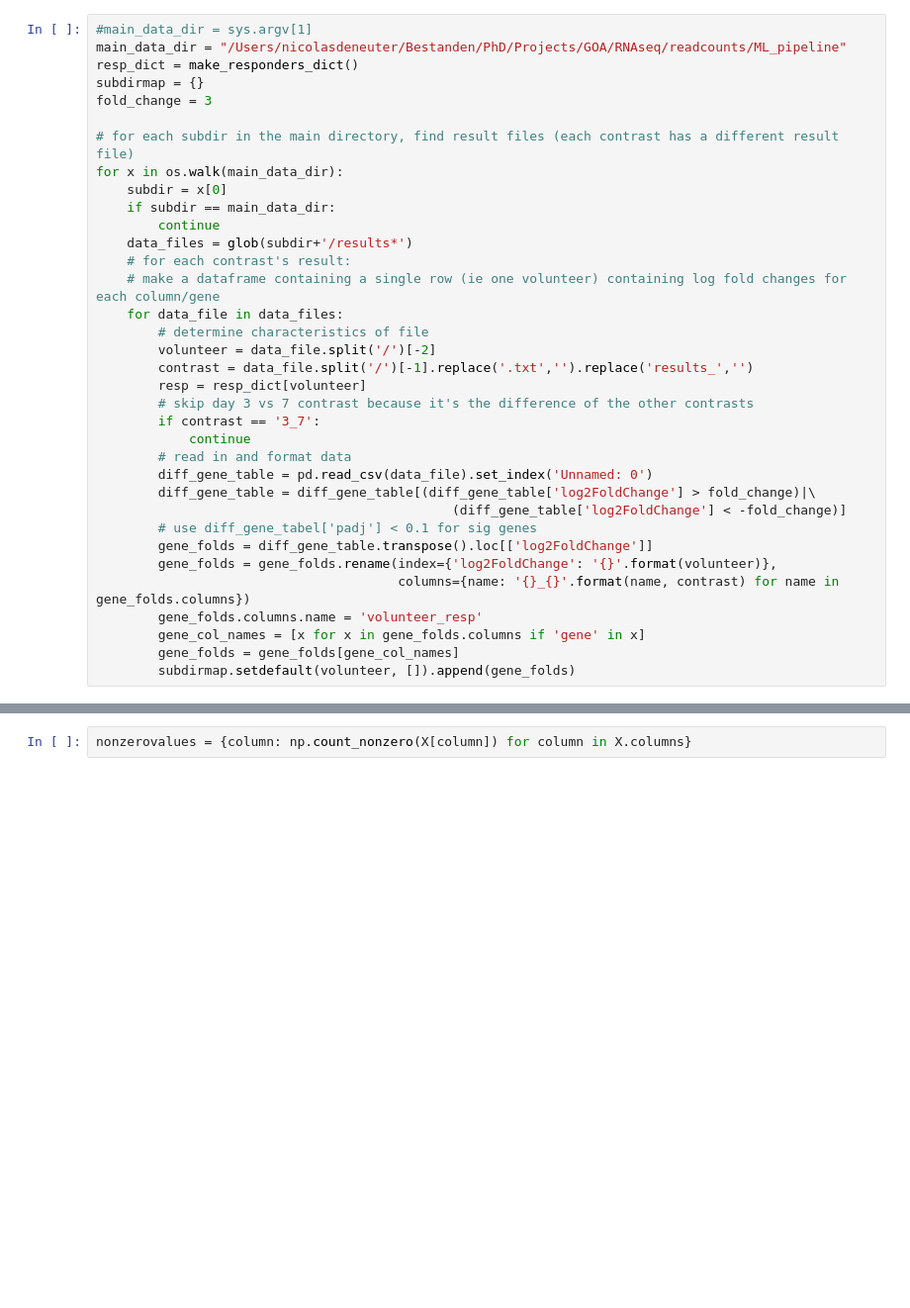
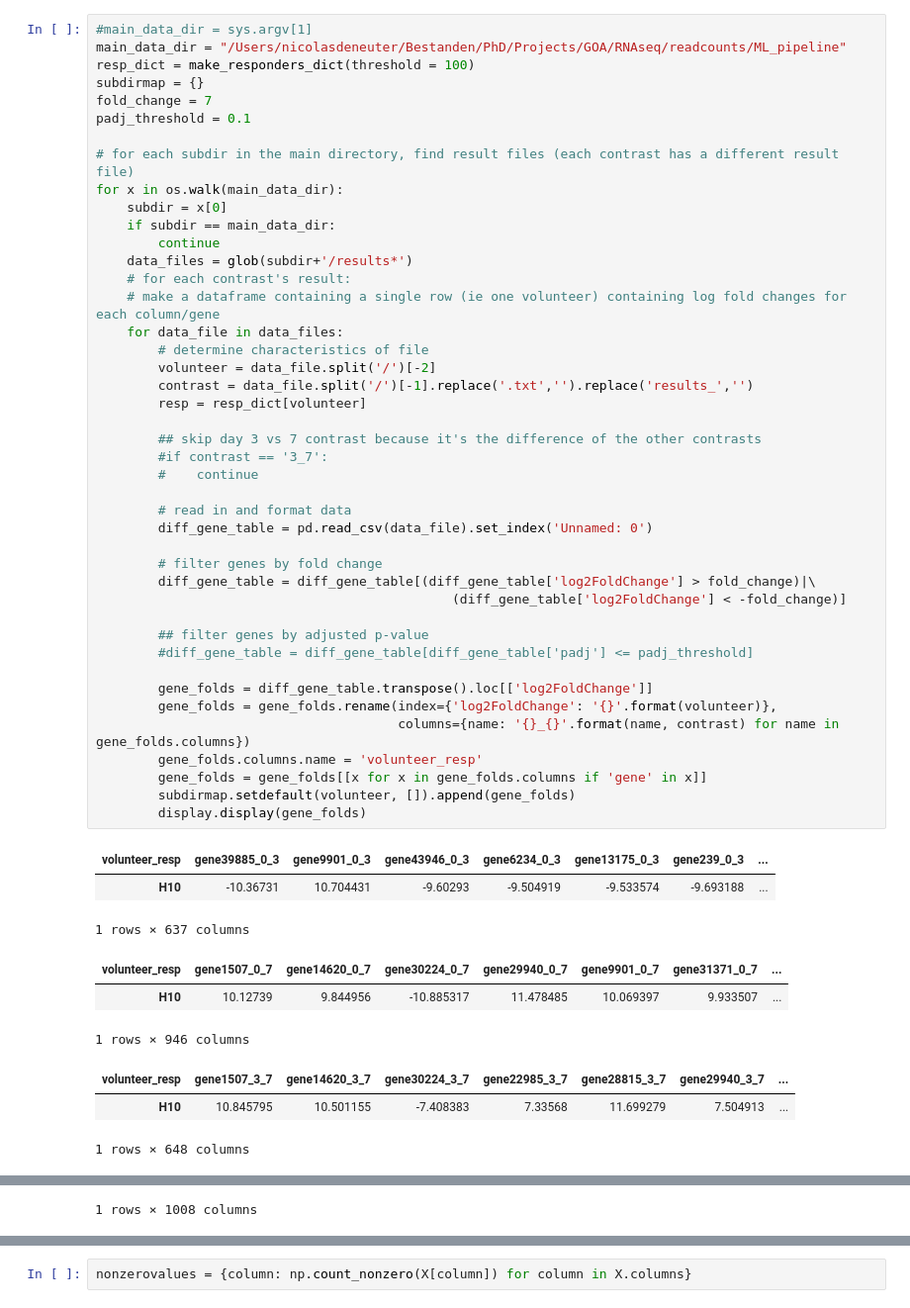
Before and after one commit to NDeNeuter/hepb_genexp, a Jupyter notebook: RNAseq_ML.ipynb, the cells around one changed output, grey strips where cells are left out. Shown at 99% size. Saved outputs shown, nothing was run; the diff lists cells and outputs as text; blank space fills up the shorter version.

```diff
--- a/RNAseq_ML.ipynb
+++ b/RNAseq_ML.ipynb
@@ -15,35 +16,53 @@ from sklearn.ensemble import RandomForestClassifier
 # %%
 #main_data_dir = sys.argv[1]
 main_data_dir = "/Users/nicolasdeneuter/Bestanden/PhD/Projects/GOA/RNAseq/readcounts/ML_pipeline"
-resp_dict = make_responders_dict()
+resp_dict = make_responders_dict(threshold = 100)
 subdirmap = {}
-fold_change = 3
+fold_change = 7
+padj_threshold = 0.1
 
 # for each subdir in the main directory, find result files (each contrast has a different result file)
 for x in os.walk(main_data_dir):
     subdir = x[0]
     if subdir == main_data_dir:
         continue
     data_files = glob(subdir+'/results*')
     # for each contrast's result:
     # make a dataframe containing a single row (ie one volunteer) containing log fold changes for each column/gene
     for data_file in data_files:
         # determine characteristics of file
         volunteer = data_file.split('/')[-2]
         contrast = data_file.split('/')[-1].replace('.txt','').replace('results_','')
         resp = resp_dict[volunteer]
-        # skip day 3 vs 7 contrast because it's the difference of the other contrasts
-        if contrast == '3_7':
-            continue
+
+        ## skip day 3 vs 7 contrast because it's the difference of the other contrasts
+        #if contrast == '3_7':
+        #    continue
+
         # read in and format data
         diff_gene_table = pd.read_csv(data_file).set_index('Unnamed: 0')
+
+        # filter genes by fold change
         diff_gene_table = diff_gene_table[(diff_gene_table['log2FoldChange'] > fold_change)|\
                                               (diff_gene_table['log2FoldChange'] < -fold_change)]
-        # use diff_gene_tabel['padj'] < 0.1 for sig genes
+
+        ## filter genes by adjusted p-value
+        #diff_gene_table = diff_gene_table[diff_gene_table['padj'] <= padj_threshold]
+
         gene_folds = diff_gene_table.transpose().loc[['log2FoldChange']]
         gene_folds = gene_folds.rename(index={'log2FoldChange': '{}'.format(volunteer)},
                                        columns={name: '{}_{}'.format(name, contrast) for name in gene_folds.columns})
         gene_folds.columns.name = 'volunteer_resp'
-        gene_col_names = [x for x in gene_folds.columns if 'gene' in x]
-        gene_folds = gene_folds[gene_col_names]
+        gene_folds = gene_folds[[x for x in gene_folds.columns if 'gene' in x]]
         subdirmap.setdefault(volunteer, []).append(gene_folds)
+        display.display(gene_folds)
+# %% [output]
+| volunteer_resp | gene39885_0_3 | gene9901_0_3 | gene43946_0_3 | gene6234_0_3 | gene13175_0_3 | gene239_0_3 | ... |
+| H10 | -10.36731 | 10.704431 | -9.60293 | -9.504919 | -9.533574 | -9.693188 | ... |
+1 rows × 637 columns
+| volunteer_resp | gene1507_0_7 | gene14620_0_7 | gene30224_0_7 | gene29940_0_7 | gene9901_0_7 | gene31371_0_7 | ... |
+| H10 | 10.12739 | 9.844956 | -10.885317 | 11.478485 | 10.069397 | 9.933507 | ... |
+1 rows × 946 columns
+| volunteer_resp | gene1507_3_7 | gene14620_3_7 | gene30224_3_7 | gene22985_3_7 | gene28815_3_7 | gene29940_3_7 | ... |
+| H10 | 10.845795 | 10.501155 | -7.408383 | 7.33568 | 11.699279 | 7.504913 | ... |
+1 rows × 648 columns
@@ -49,0 +71 @@ for x in os.walk(main_data_dir):
+1 rows × 1008 columns
```
Also changed, not shown: parts of 9 cells of this notebook.
